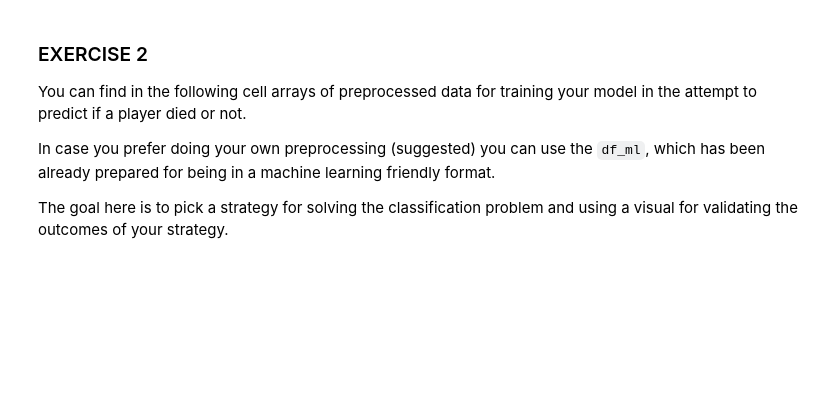
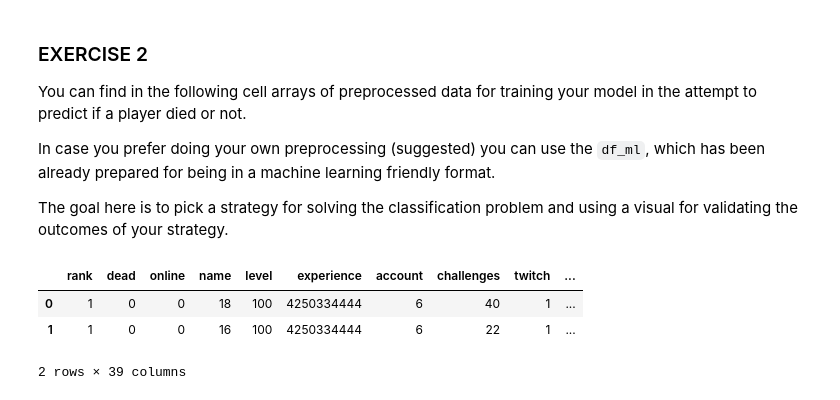
Before and after one commit to vb690/data_viz_python, a Jupyter notebook: iggi_workshop_data_viz_python.ipynb, the cells around one changed output. Cells and saved outputs as stored; diff of their text form; code cells hidden in the pictures; blank space fills up the shorter version.

```diff
--- a/iggi_workshop_data_viz_python.ipynb
+++ b/iggi_workshop_data_viz_python.ipynb
@@ -591,3 +605,10 @@ You can find in the following cell arrays of preprocessed data for training your
 In case you prefer doing your own preprocessing (suggested) you can use the `df_ml`, which has been already prepared for being in a machine learning friendly format.
 
 The goal here is to pick a strategy for solving the classification problem and using a visual for validating the outcomes of your strategy.
+# %%
+df_ml.head(2)
+# %% [output]
+|  | rank | dead | online | name | level | experience | account | challenges | twitch | ... |
+| 0 | 1 | 0 | 0 | 18 | 100 | 4250334444 | 6 | 40 | 1 | ... |
+| 1 | 1 | 0 | 0 | 16 | 100 | 4250334444 | 6 | 22 | 1 | ... |
+2 rows × 39 columns
```
Also changed, not shown: parts of 9 cells of this notebook.
